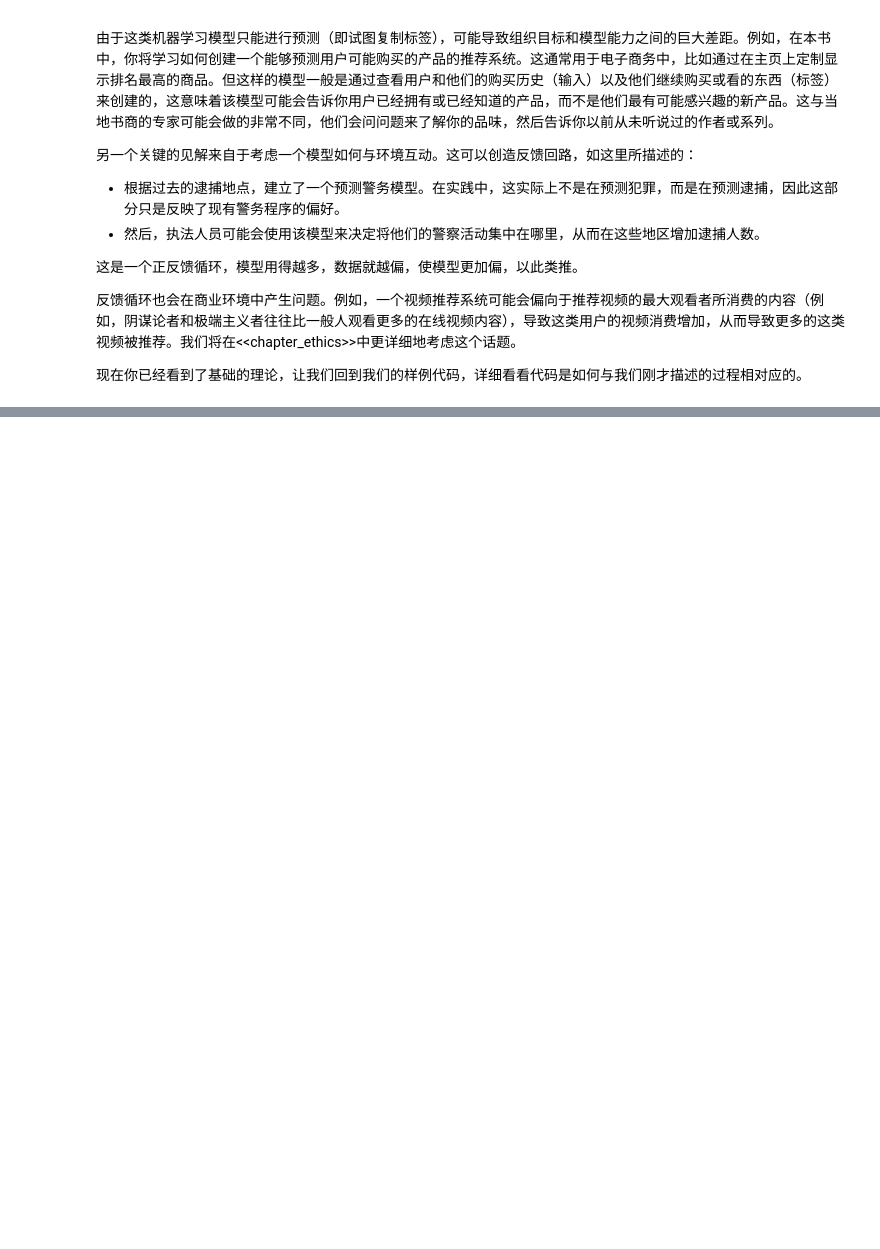
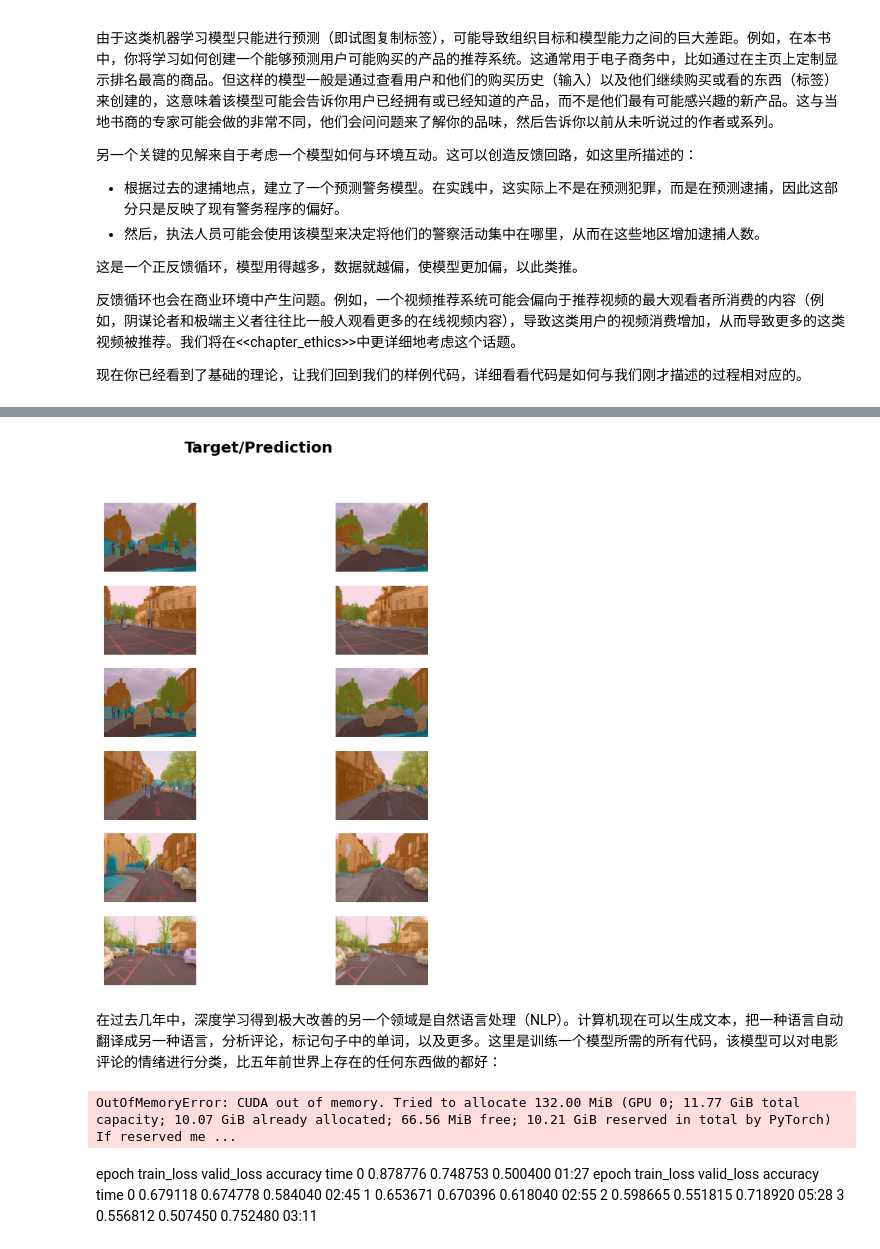
Before and after one commit to coldwindx/fastbook, a Jupyter notebook: book/01.intro.ipynb, the cells around one changed output, grey strips where cells are left out. Drawn from its saved outputs; the diff is of its cells as text; code cells hidden in the pictures; blank space fills up the shorter version.

```diff
--- a/book/01.intro.ipynb
+++ b/book/01.intro.ipynb
@@ -969,0 +661,9 @@ Try to think of three areas where feedback loops might impact the use of machine
+# %%
+path = untar_data(URLs.CAMVID_TINY)
+dls = SegmentationDataLoaders.from_label_func(
+    path, bs=8, fnames=get_image_files(path/'images'),
+    label_func=lambda o: path/'labels'/f'{o.stem}_P{o.suffix}',
+    codes=np.loadtxt(path/'codes.txt', dtype=str)
+)
+learn = unet_learner(dls, resnet34)
+learn.fine_tune(8)
@@ -969,0 +687,22 @@ Try to think of three areas where feedback loops might impact the use of machine
+# %%
+learn.show_results(max_n=6, figsize=(7, 8))
+# %% [output]
+[figure, added]
+# %% [markdown]
+在过去几年中，深度学习得到极大改善的另一个领域是自然语言处理（NLP）。计算机现在可以生成文本，把一种语言自动翻译成另一种语言，分析评论，标记句子中的单词，以及更多。这里是训练一个模型所需的所有代码，该模型可以对电影评论的情绪进行分类，比五年前世界上存在的任何东西做的都好：
+# %%
+from fastai.text.all import *
+dls = TextDataLoaders.from_folder(untar_data(URLs.IMDB), valid='test')
+learn = text_classifier_learner(dls, AWD_LSTM, drop_mult=0.5, metrics=accuracy)
+learn.fine_tune(4, 1e-2)
+# %% [output]
+OutOfMemoryError: CUDA out of memory. Tried to allocate 132.00 MiB (GPU 0; 11.77 GiB total capacity; 10.07 GiB already allocated; 66.56 MiB free; 10.21 GiB reserved in total by PyTorch) If reserved me ...
+# %% [markdown]
+
+epoch	train_loss	valid_loss	accuracy	time
+0	0.878776	0.748753	0.500400	01:27
+epoch	train_loss	valid_loss	accuracy	time
+0	0.679118	0.674778	0.584040	02:45
+1	0.653671	0.670396	0.618040	02:55
+2	0.598665	0.551815	0.718920	05:28
+3	0.556812	0.507450	0.752480	03:11
```
Also changed, not shown: parts of 32 cells of this notebook, 16 other files.
